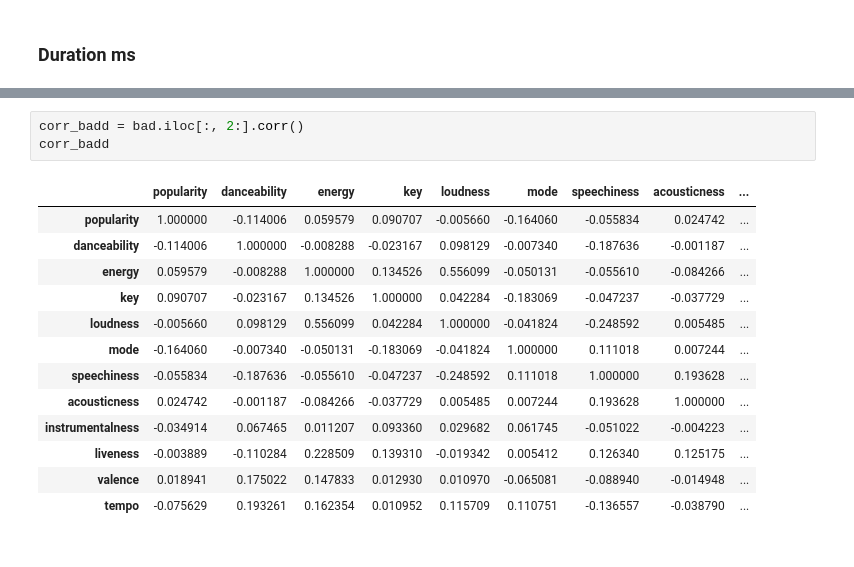
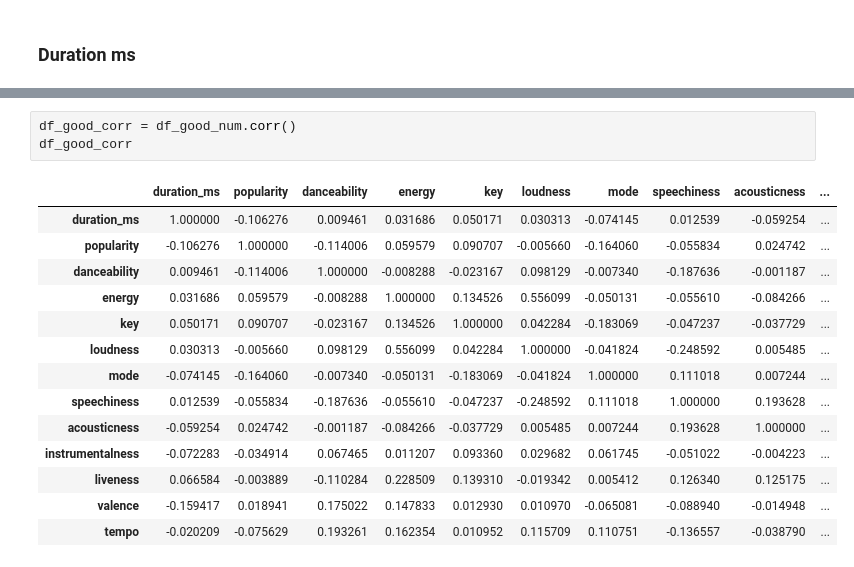
Before and after one commit to guidasneves/spotify_recsys, a Jupyter notebook: end_to_end_system.ipynb, the cells around one changed output, grey strips where cells are left out. Drawn from its saved outputs; the diff is of its cells as text.

```diff
--- a/end_to_end_system.ipynb
+++ b/end_to_end_system.ipynb
@@ -487,17 +532,18 @@ corr_good
-# %%
-corr_badd = bad.iloc[:, 2:].corr()
-corr_badd
-# %% [output]
-|  | popularity | danceability | energy | key | loudness | mode | speechiness | acousticness | ... |
-| popularity | 1.000000 | -0.114006 | 0.059579 | 0.090707 | -0.005660 | -0.164060 | -0.055834 | 0.024742 | ... |
-| danceability | -0.114006 | 1.000000 | -0.008288 | -0.023167 | 0.098129 | -0.007340 | -0.187636 | -0.001187 | ... |
-| energy | 0.059579 | -0.008288 | 1.000000 | 0.134526 | 0.556099 | -0.050131 | -0.055610 | -0.084266 | ... |
-| key | 0.090707 | -0.023167 | 0.134526 | 1.000000 | 0.042284 | -0.183069 | -0.047237 | -0.037729 | ... |
-| loudness | -0.005660 | 0.098129 | 0.556099 | 0.042284 | 1.000000 | -0.041824 | -0.248592 | 0.005485 | ... |
-| mode | -0.164060 | -0.007340 | -0.050131 | -0.183069 | -0.041824 | 1.000000 | 0.111018 | 0.007244 | ... |
-| speechiness | -0.055834 | -0.187636 | -0.055610 | -0.047237 | -0.248592 | 0.111018 | 1.000000 | 0.193628 | ... |
-| acousticness | 0.024742 | -0.001187 | -0.084266 | -0.037729 | 0.005485 | 0.007244 | 0.193628 | 1.000000 | ... |
-| instrumentalness | -0.034914 | 0.067465 | 0.011207 | 0.093360 | 0.029682 | 0.061745 | -0.051022 | -0.004223 | ... |
-| liveness | -0.003889 | -0.110284 | 0.228509 | 0.139310 | -0.019342 | 0.005412 | 0.126340 | 0.125175 | ... |
-| valence | 0.018941 | 0.175022 | 0.147833 | 0.012930 | 0.010970 | -0.065081 | -0.088940 | -0.014948 | ... |
-| tempo | -0.075629 | 0.193261 | 0.162354 | 0.010952 | 0.115709 | 0.110751 | -0.136557 | -0.038790 | ... |
+# %%
+df_good_corr = df_good_num.corr()
+df_good_corr
+# %% [output]
+|  | duration_ms | popularity | danceability | energy | key | loudness | mode | speechiness | acousticness | ... |
+| duration_ms | 1.000000 | -0.106276 | 0.009461 | 0.031686 | 0.050171 | 0.030313 | -0.074145 | 0.012539 | -0.059254 | ... |
+| popularity | -0.106276 | 1.000000 | -0.114006 | 0.059579 | 0.090707 | -0.005660 | -0.164060 | -0.055834 | 0.024742 | ... |
+| danceability | 0.009461 | -0.114006 | 1.000000 | -0.008288 | -0.023167 | 0.098129 | -0.007340 | -0.187636 | -0.001187 | ... |
+| energy | 0.031686 | 0.059579 | -0.008288 | 1.000000 | 0.134526 | 0.556099 | -0.050131 | -0.055610 | -0.084266 | ... |
+| key | 0.050171 | 0.090707 | -0.023167 | 0.134526 | 1.000000 | 0.042284 | -0.183069 | -0.047237 | -0.037729 | ... |
+| loudness | 0.030313 | -0.005660 | 0.098129 | 0.556099 | 0.042284 | 1.000000 | -0.041824 | -0.248592 | 0.005485 | ... |
+| mode | -0.074145 | -0.164060 | -0.007340 | -0.050131 | -0.183069 | -0.041824 | 1.000000 | 0.111018 | 0.007244 | ... |
+| speechiness | 0.012539 | -0.055834 | -0.187636 | -0.055610 | -0.047237 | -0.248592 | 0.111018 | 1.000000 | 0.193628 | ... |
+| acousticness | -0.059254 | 0.024742 | -0.001187 | -0.084266 | -0.037729 | 0.005485 | 0.007244 | 0.193628 | 1.000000 | ... |
+| instrumentalness | -0.072283 | -0.034914 | 0.067465 | 0.011207 | 0.093360 | 0.029682 | 0.061745 | -0.051022 | -0.004223 | ... |
+| liveness | 0.066584 | -0.003889 | -0.110284 | 0.228509 | 0.139310 | -0.019342 | 0.005412 | 0.126340 | 0.125175 | ... |
+| valence | -0.159417 | 0.018941 | 0.175022 | 0.147833 | 0.012930 | 0.010970 | -0.065081 | -0.088940 | -0.014948 | ... |
+| tempo | -0.020209 | -0.075629 | 0.193261 | 0.162354 | 0.010952 | 0.115709 | 0.110751 | -0.136557 | -0.038790 | ... |
```
Also changed, not shown: parts of 39 cells of this notebook, 1 other file.
